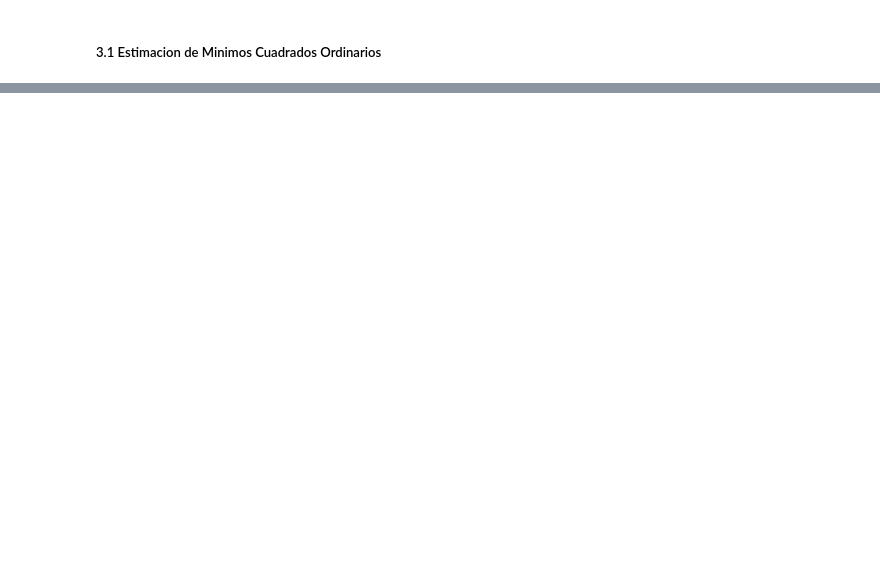
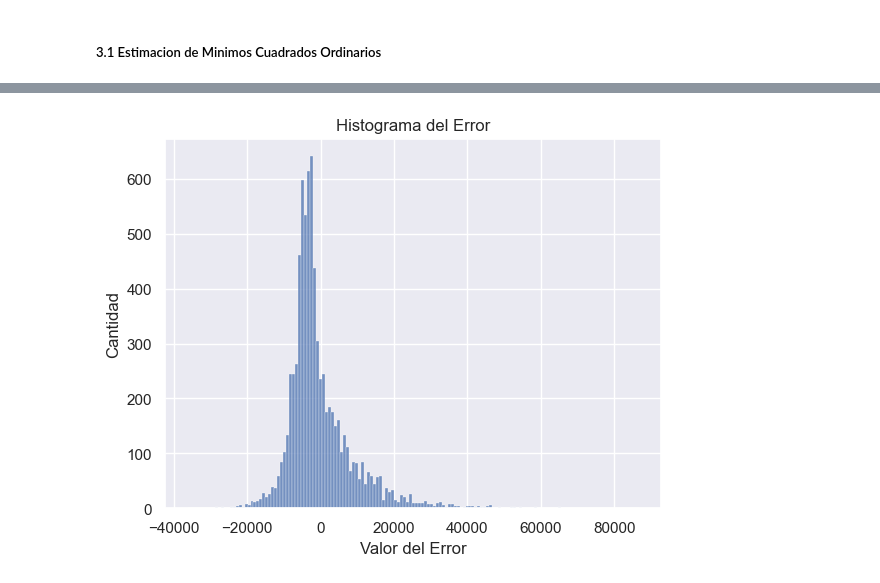
Before and after one commit to Marian186/Data-Cleaning, a Jupyter notebook: Regresion Lineal.ipynb, the cells around one changed output, grey strips where cells are left out. Drawn from its saved outputs; the diff is of its cells as text; code cells hidden in the pictures; blank space fills up the shorter version.

```diff
--- a/Regresion Lineal.ipynb
+++ b/Regresion Lineal.ipynb
@@ -260,0 +184,4 @@ plt.show()
+# %%
+#Calcular la matriz de covarianza
+cov_mat_dorms = rl_data_dorms.cov()
+cov_mat_dorms
@@ -260,0 +196,3 @@ plt.show()
+# %%
+b_1 = cov_mat_dorms.iloc[0,1]/cov_mat_dorms.iloc[1,1]
+print("El valor de b_1 es:", b_1)
@@ -260,0 +203,3 @@ plt.show()
+# %%
+b_0 = rl_data_dorms.price_uf.mean() - b_1*rl_data_dorms.dorms.mean()
+print("El valor de b_0 es:", b_0)
@@ -260,0 +208,6 @@ plt.show()
+# %%
+# Crear el dataframe con los valores predichos y sus errores
+rl_final_dorms=rl_data_dorms.copy()
+rl_final_dorms['predict']=b_1*rl_data_dorms.dorms + b_0
+rl_final_dorms['error']=rl_final_dorms.price_uf - rl_final_dorms.predict
+rl_final_dorms.head()
@@ -260,0 +261,9 @@ plt.show()
+# %%
+residuals=rl_final_dorms.error
+fig = sns.histplot(residuals)
+fig.set_xlabel("Valor del Error")
+fig.set_ylabel("Cantidad")
+fig.set_title("Histograma del Error")
+plt.show()
+# %% [output]
+[figure, added]
```
Also changed, not shown: parts of 78 cells of this notebook, 1 other file.
